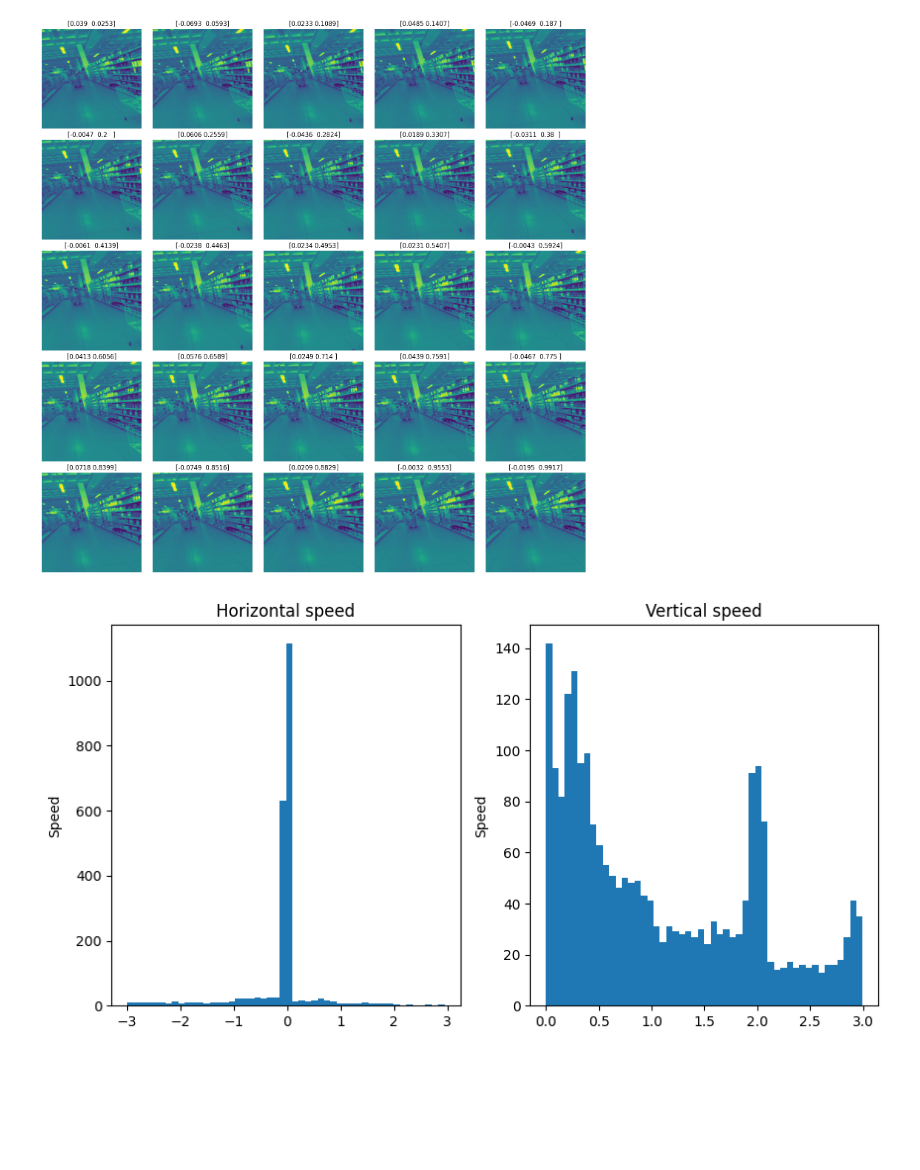
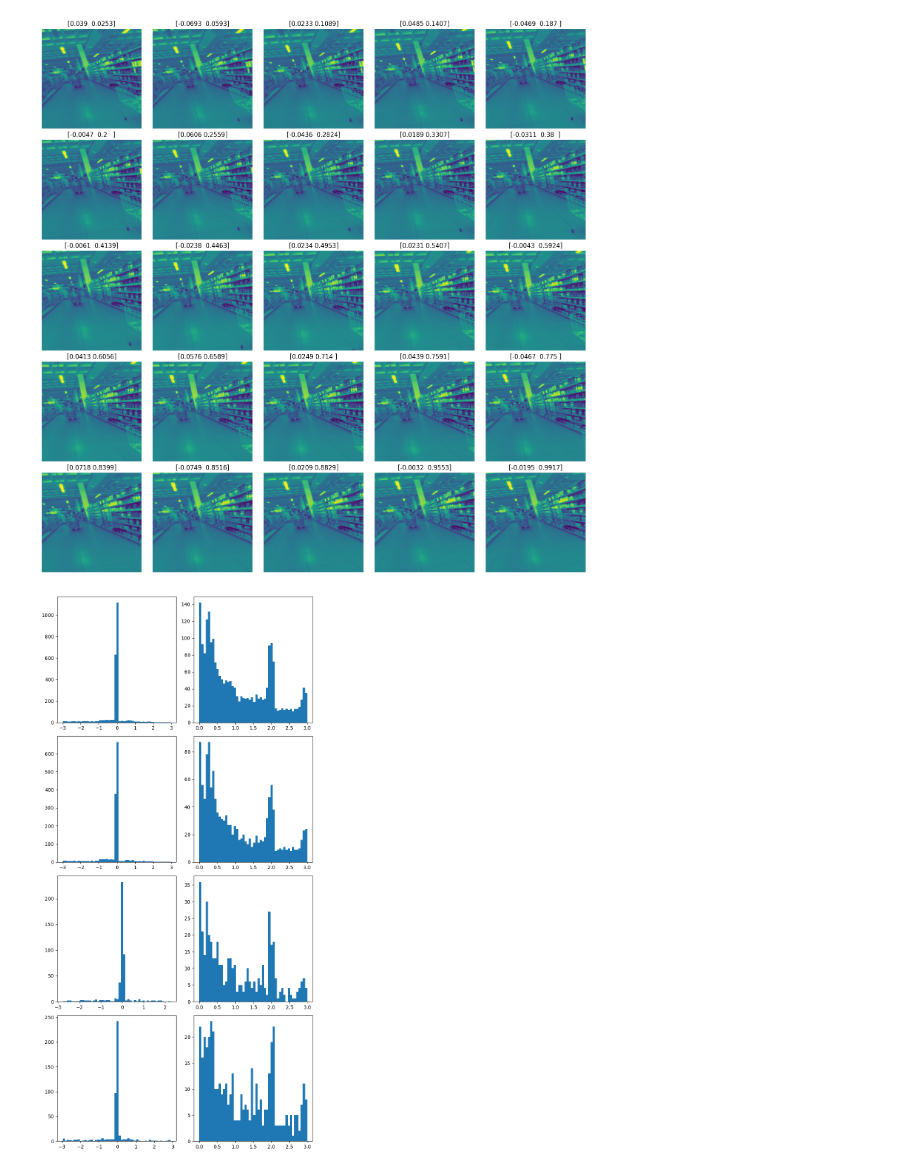
Before and after one commit to GabrieLuAlves/dronet-evaluation-for-indoor-navigation, a Jupyter notebook: dronet-evaluation-for-indoor-navigation.ipynb, the cells around one changed output. Saved outputs shown, nothing was run; the diff lists cells and outputs as text; code cells hidden in the pictures; blank space fills up the shorter version.

```diff
--- a/dronet-evaluation-for-indoor-navigation.ipynb
+++ b/dronet-evaluation-for-indoor-navigation.ipynb
@@ -81,31 +93,23 @@ for index, sample_index in enumerate(indices):
     plt.axis("off")
 # %% [output]
 [figure]
-# %%
-def plot_velocities_distribution(y):
-    vel_x = y[:, 0]
-    vel_y = y[:, 1]
-
-    rows, columns = 1, 2
-    plt.subplots(rows, columns, figsize=(columns * 5, rows * 5))
-
-    index = 0
-
-    index += 1
-    plt.subplot(rows, columns, index)
-    plt.hist(vel_x, bins=50)
-    plt.title("Horizontal speed")
-    plt.ylabel("Speed")
-
-    index += 1
-    plt.subplot(rows, columns, index)
-    plt.hist(vel_y, bins=50)
-    plt.title("Vertical speed")
-    plt.ylabel("Speed")
-
-plot_velocities_distribution(y)
-# %% [output]
-[figure, removed]
+# %%
+def plot_velocities_distribution(data=[]):
+    rows = len(data)
+    columns = 2
+
+    fig, ax = plt.subplots(rows, columns, figsize=(columns * 4, rows * 4), layout="tight")
+
+    for i, labels in enumerate(data):
+        x_vel = labels[:, 0]
+        y_vel = labels[:, 1]
+
+        ax[i, 0].hist(x_vel, bins=50)
+        ax[i, 1].hist(y_vel, bins=50)
+
+plot_velocities_distribution([y, y_train, y_test, y_val])
+# %% [output]
+[figure, added]
 # %%
 from keras.utils import Sequence
 
```
Also changed, not shown: parts of 8 cells of this notebook.
